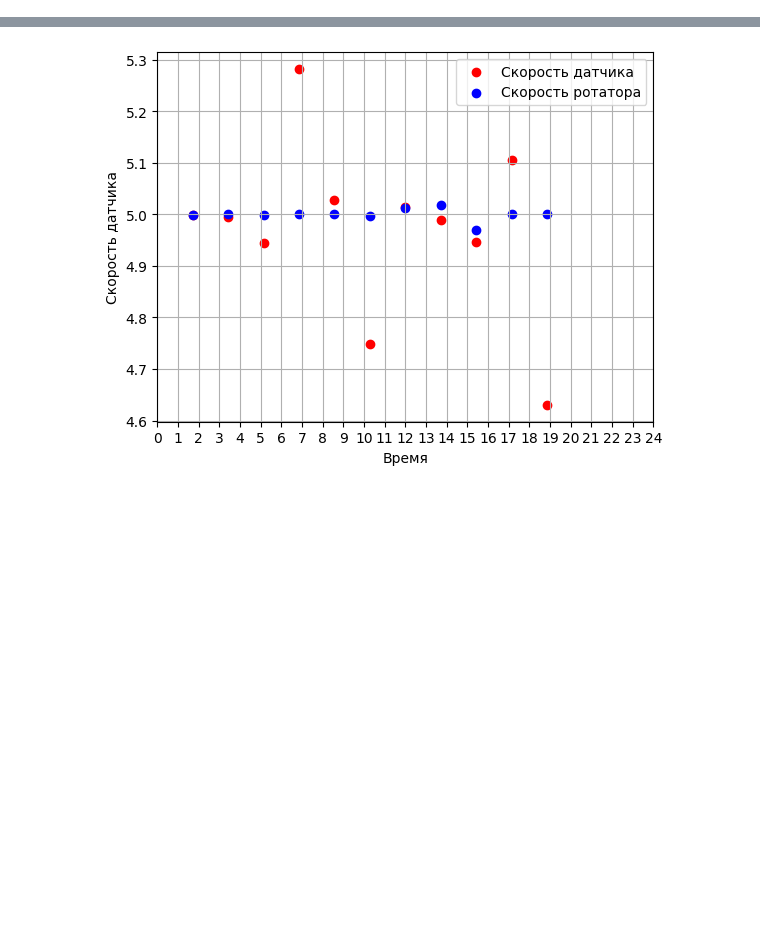
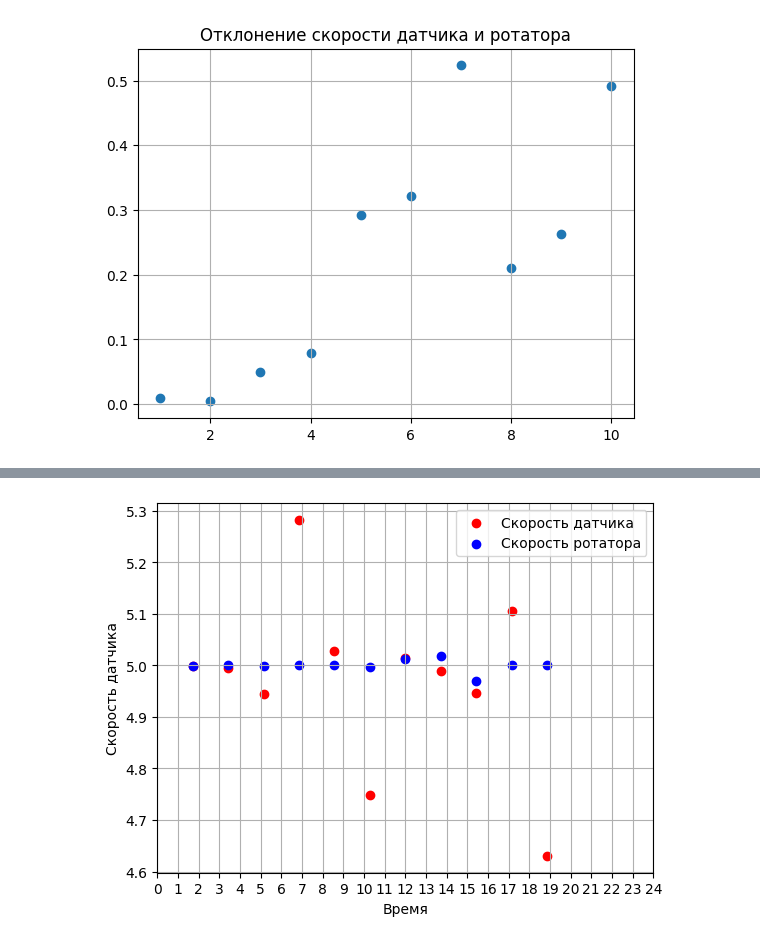
Before and after one commit to functiod/Calibrator, a Jupyter notebook: dsg/calibrator/data_processing/test.ipynb, the cells around one changed output, grey strips where cells are left out. Cells and saved outputs as stored; diff of their text form; code cells hidden in the pictures; blank space fills up the shorter version.

```diff
--- a/dsg/calibrator/data_processing/test.ipynb
+++ b/dsg/calibrator/data_processing/test.ipynb
@@ -229,9 +211,0 @@ for i in range(2, len(rotator_anlge) - 2):
-# %%
-delta_time: list = [time[i] - time[i-1] for i in range(2, len(rotator_anlge) - 2)]
-# %%
-time_list: list = []
-for i, delta in enumerate(delta_time):
-    if i == 0:
-        time_list.append(delta)
-    else:
-        time_list.append(time_list[i-1] + delta)
@@ -237,0 +270,21 @@ for i, delta in enumerate(delta_time):
+# %%
+angle_folder_path: str = r'D:\Python_projects\Calibrator\utils\Angle_logs\\'
+ss_delta = []
+ss_deriv_1 = []
+ss_deriv_2 = []
+rot_speed = []
+
+for root, dirs, files in os.walk(angle_folder_path):
+    for i, filename in enumerate(files):
+        if i == 10:
+            break
+        ss_delta.append(sensor_speed_delta(angle_folder_path+filename))
+        ss_deriv_1.append(sensor_speed_deriv_1(angle_folder_path+filename))
+        ss_deriv_2.append(sensor_speed_deriv_2(angle_folder_path+filename))
+        rot_speed.append(rotator_speed(angle_folder_path+filename))
+# %%
+bias = []
+var = []
+for i, data in enumerate(ss_delta):
+    bias.append(data[1] - rot_speed[i])
+    var.append(np.var(bias[i]))
@@ -237,0 +299,8 @@ for i, delta in enumerate(delta_time):
+# %%
+abs(np.array([ss_deriv_1[i][1].mean() for i in range(len(ss_deriv_1))]) - np.arange(1, 11, 1))
+plt.scatter(np.arange(1, 11, 1), abs(np.array([ss_deriv_1[i][1].mean() for i in range(len(ss_deriv_1))]) - np.arange(1, 11, 1)))
+plt.title('Отклонение скорости датчика и ротатора')
+plt.grid(True)
+plt.show()
+# %% [output]
+[figure, added]
```
Also changed, not shown: parts of 8 cells of this notebook, 4 other files.
